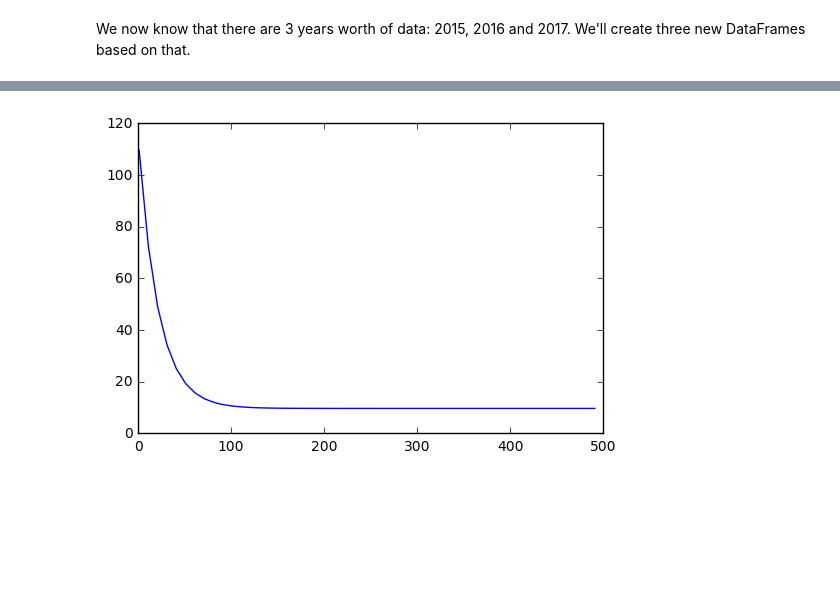
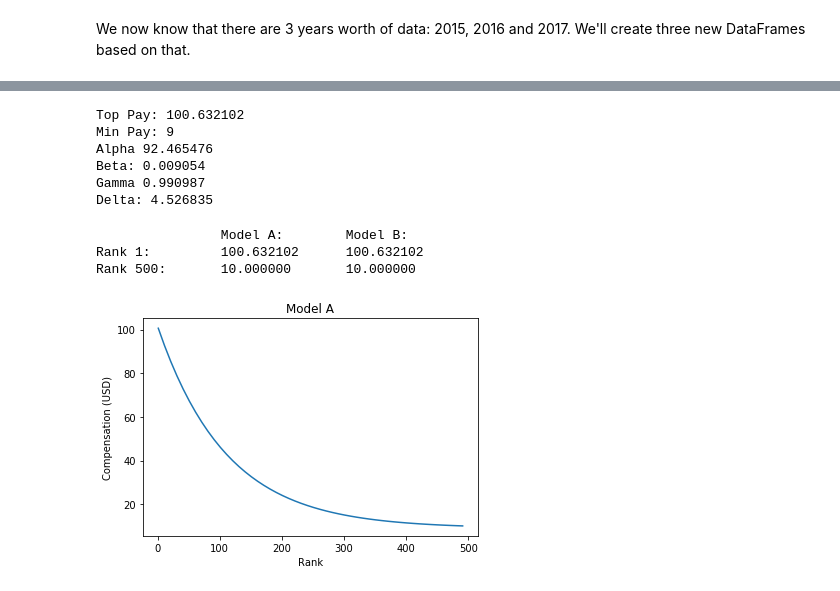
Before and after one commit to kaumaron/Data_Science, a Jupyter notebook: CEO_Compensation/CEO_Compensation.ipynb, the cells around one changed output, grey strips where cells are left out. Drawn from its saved outputs; the diff is of its cells as text; code cells hidden in the pictures; blank space fills up the shorter version.

```diff
--- a/CEO_Compensation/CEO_Compensation.ipynb
+++ b/CEO_Compensation/CEO_Compensation.ipynb
@@ -249,7 +244,7 @@ fig.text(0.11,0.015,caption)
 ## Breakdown by Year
 Now, we'll make use of the Year columns and segregate the data based on it's source year. We'll stay limited to the top 500 companies.
 # %%
-ceo_pay_by_year = raw_data[['Year','Ceo','Company', 'Compensation']][:500]
+ceo_pay_by_year = raw_data[['Year','Ceo','Company', 'Compensation']][:500].copy()
 ceo_pay_by_year['Compensation'] = ceo_pay_by_year['Compensation'].str.replace(r'\$','').str.replace(',','').astype('int')/1e6
 ceo_pay_by_year['Rank'] = ceo_pay_by_year.index + 1
 # %%
@@ -269,7 +271,9 @@ ceo_pay_2015.shape[0], ceo_pay_2016.shape[0], ceo_pay_2017.shape[0]
 # %%
-from math import log
-def graph(formula, x_range):
+def graph(formula, x_range, title='Set the Title!', xlabel='Rank', ylabel='Compensation (USD)'):
     x = np.array(x_range)
     y = formula(x)
+    plt.figure()
+    plt.xlabel(xlabel)
+    plt.ylabel(ylabel)
+    plt.title(title)
     plt.plot(x, y)
-    plt.show()
@@ -276,4 +286,34 @@ def graph(formula, x_range):
+# %%
+base = floor(ceo_pay_by_year.Compensation.min()) # We're using the floor to prevent having to calculate log(0)
+top = ceo_pay_by_year.Compensation.iloc[0]
+rank1 = ceo_pay_by_year.Rank.iloc[0]
+rank500 = ceo_pay_by_year.Rank.iloc[-1]
+
+# Determine values for alpha, beta, gamma and delta using two systems of equations
+beta = - (log(top-base)) / (rank1 - rank500)
+alpha = (top - base) * np.exp(beta * rank1)
+
+delta =  (log(top-base)) / ( (1/rank1) - (1/rank500))
+gamma = (top - base) * np.exp(-delta * rank1)
+
+print("Top Pay: {}\nMin Pay: {}\nAlpha {:6f}\nBeta: {:6f}\nGamma {:6f}\nDelta: {:6f}".\
+      format(top,base,alpha,beta,gamma,delta))
+# %% [output]
+Top Pay: 100.632102
+Min Pay: 9
+Alpha 92.465476
+Beta: 0.009054
+Gamma 0.990987
+Delta: 4.526835
+# %%
+print('\t\tModel A:\tModel B:\nRank 1:\t\t{:f}\t{:f}\nRank 500:\t{:f}\t{:f}\n'.\
+      format(alpha*np.exp(-beta*rank1)+base,gamma*np.exp(delta/rank1)+base,\
+             alpha*np.exp(-beta*rank500)+base,gamma*np.exp(delta/rank500)+base))
+# %% [output]
+                Model A:        Model B:
+Rank 1:         100.632102      100.632102
+Rank 500:       10.000000       10.000000
 # %%
-graph(lambda x: ((100)/np.exp(-1*0.04678))*np.exp(-x*0.04678) + ceo_pay.Compensation[500],np.arange(1,500,10))
+graph(lambda rank: alpha*np.exp(-beta*rank)+base, np.arange(1,500,10), 'Model A')
 # %% [output]
-[figure, old version]
+[figure, new version]
```
Also changed, not shown: parts of 27 cells of this notebook.
